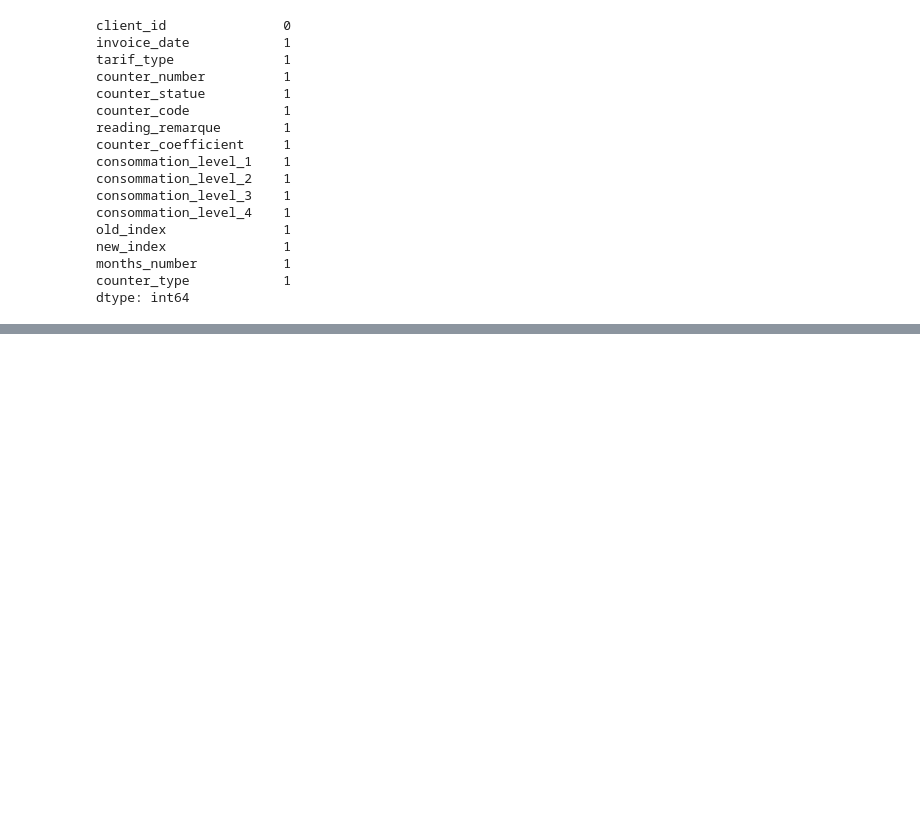
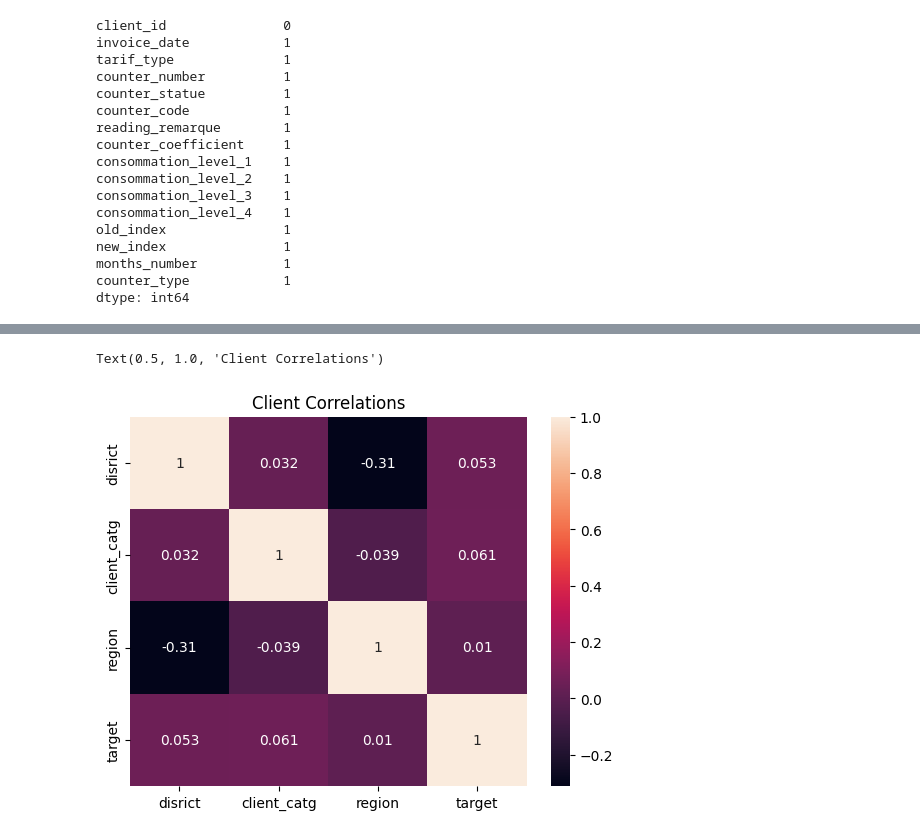
Before and after one commit to tigermcrae/Comradefoodreccomender, a Jupyter notebook: Fraud_Detection.ipynb, the cells around one changed output, grey strips where cells are left out. Cells and saved outputs as stored; diff of their text form; code cells hidden in the pictures; blank space fills up the shorter version.

```diff
--- a/Fraud_Detection.ipynb
+++ b/Fraud_Detection.ipynb
@@ -132,0 +256,6 @@ AttributeError: ignored
+# %%
+sns.heatmap(client_train.corr(),annot=True)
+plt.title('Client Correlations')
+# %% [output]
+Text(0.5, 1.0, 'Client Correlations')
+[figure, added]
```
Also changed, not shown: parts of 26 cells of this notebook.
